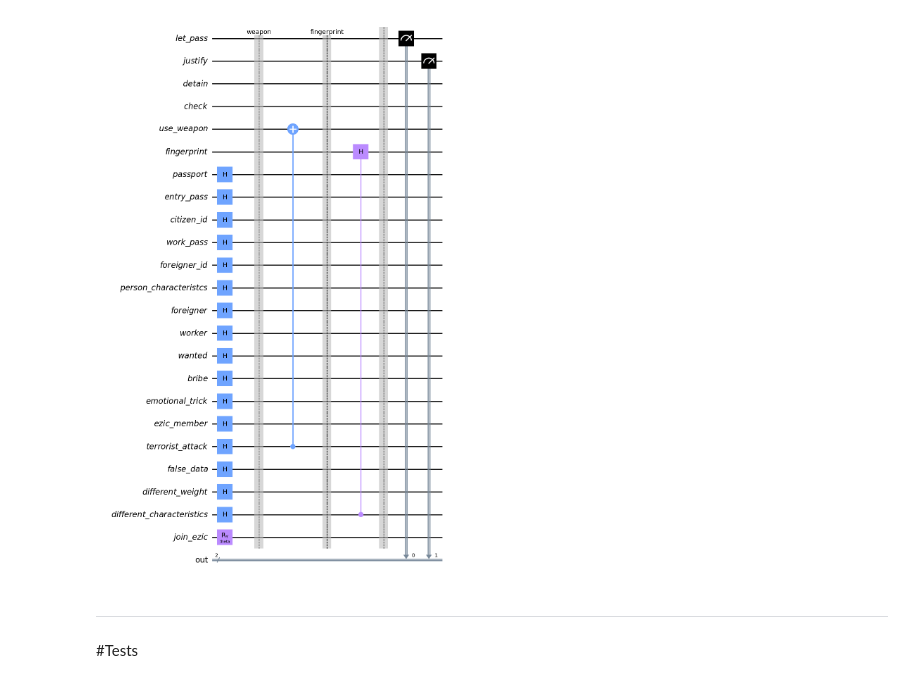
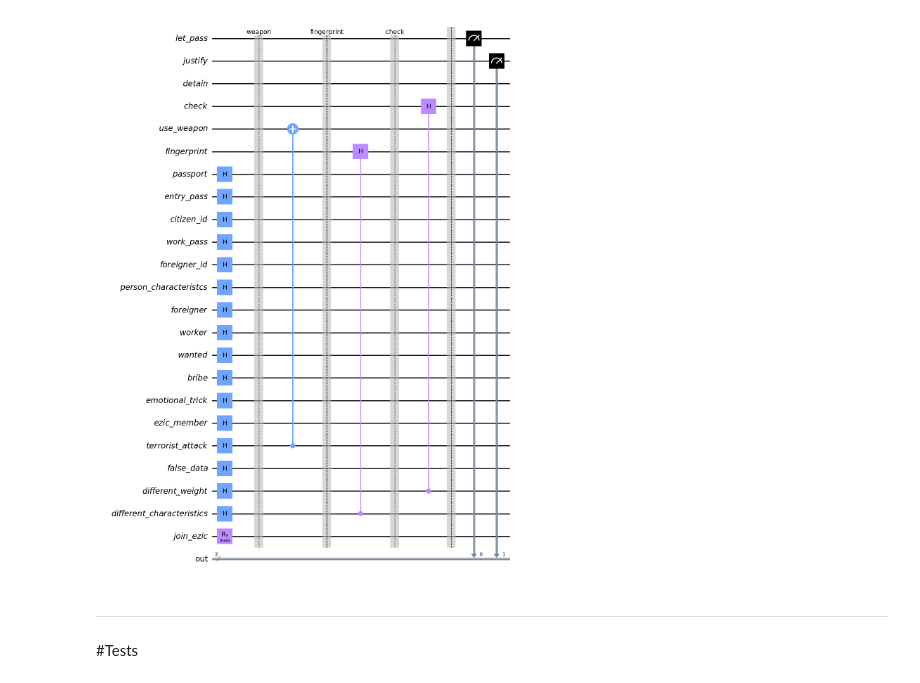
Before and after one commit to Dpbm/QPapersPlease, a Jupyter notebook: papers-please.ipynb, the cells around one changed output. Cells and saved outputs as stored; diff of their text form; code cells hidden in the pictures.

Commit message:
added check trigger

```diff
--- a/papers-please.ipynb
+++ b/papers-please.ipynb
@@ -87,35 +87,37 @@ def add_measurements(circuit, qubits, clbits):
 # %%
 theta = Parameter('theta')
 parameters = [theta]
 
 qubits_list = [
     *outputs,
     *actions,
     *documents,
     *imigrant_data,
     *imigrant_actions,
     *events,
     *divergent_information,
     *inputs,
 ]
 
 qc = QuantumCircuit(*qubits_list, out)
 qc = generate_superposition(qc, [*documents, *imigrant_data, *imigrant_actions, *events, *divergent_information])
 qc = add_inputs_parameters(qc, inputs, parameters)
 
 qc.barrier(label="weapon")
 qc.cx(terrorist_attack, use_weapon)
 
 qc.barrier(label="fingerprint")
 qc.ch(different_characteristics, fingerprint)
 
+qc.barrier(label="check")
+qc.ch(different_weight, check)
+
 qc.barrier()
-
 qc = add_measurements(qc, outputs, out)
 
 qc.draw('mpl')
 # %% [output]
-[figure, old version]
+[figure, new version]
 # %% [markdown]
 ----
 #Tests
```
Also changed, not shown: parts of 1 cell of this notebook.
